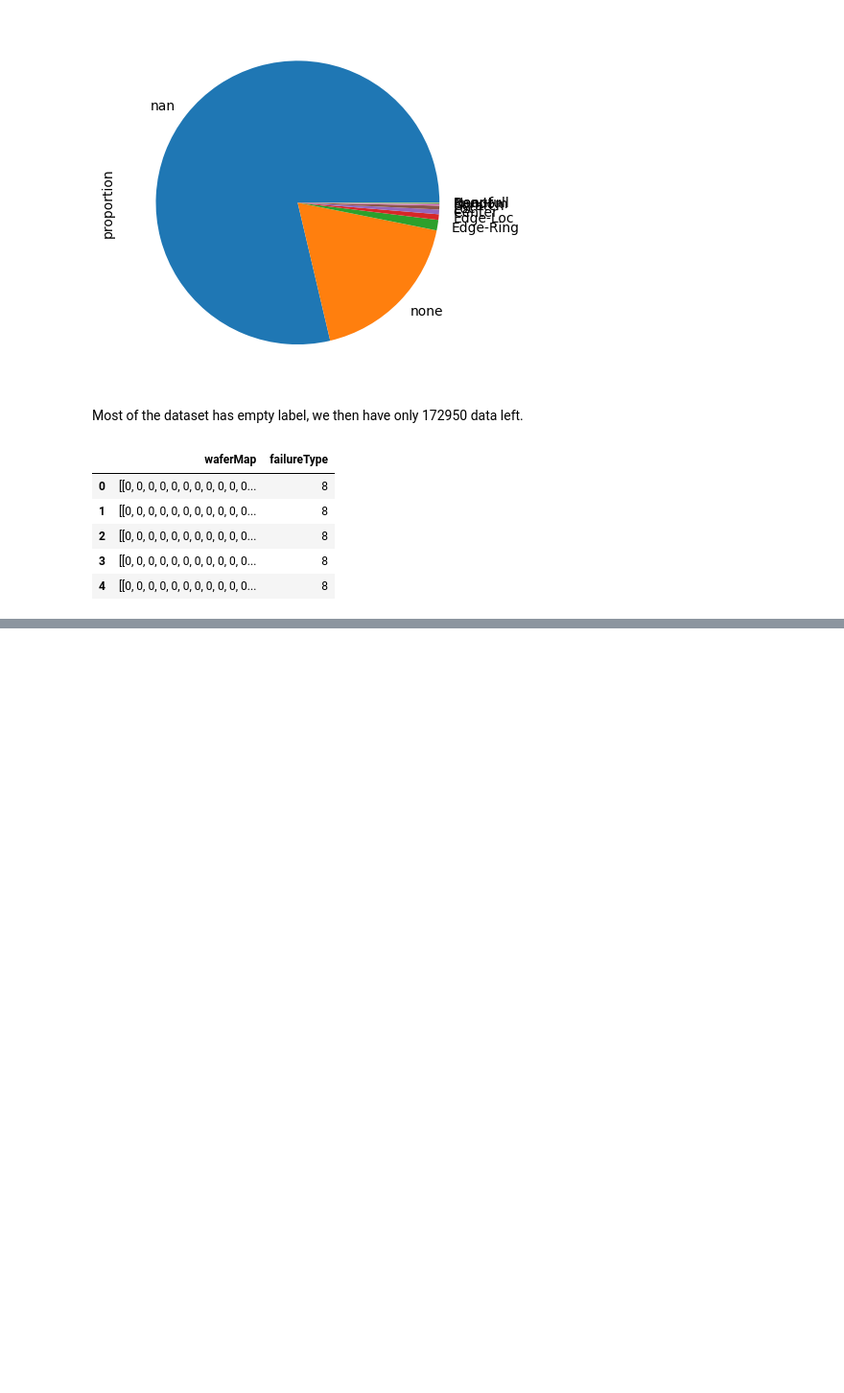
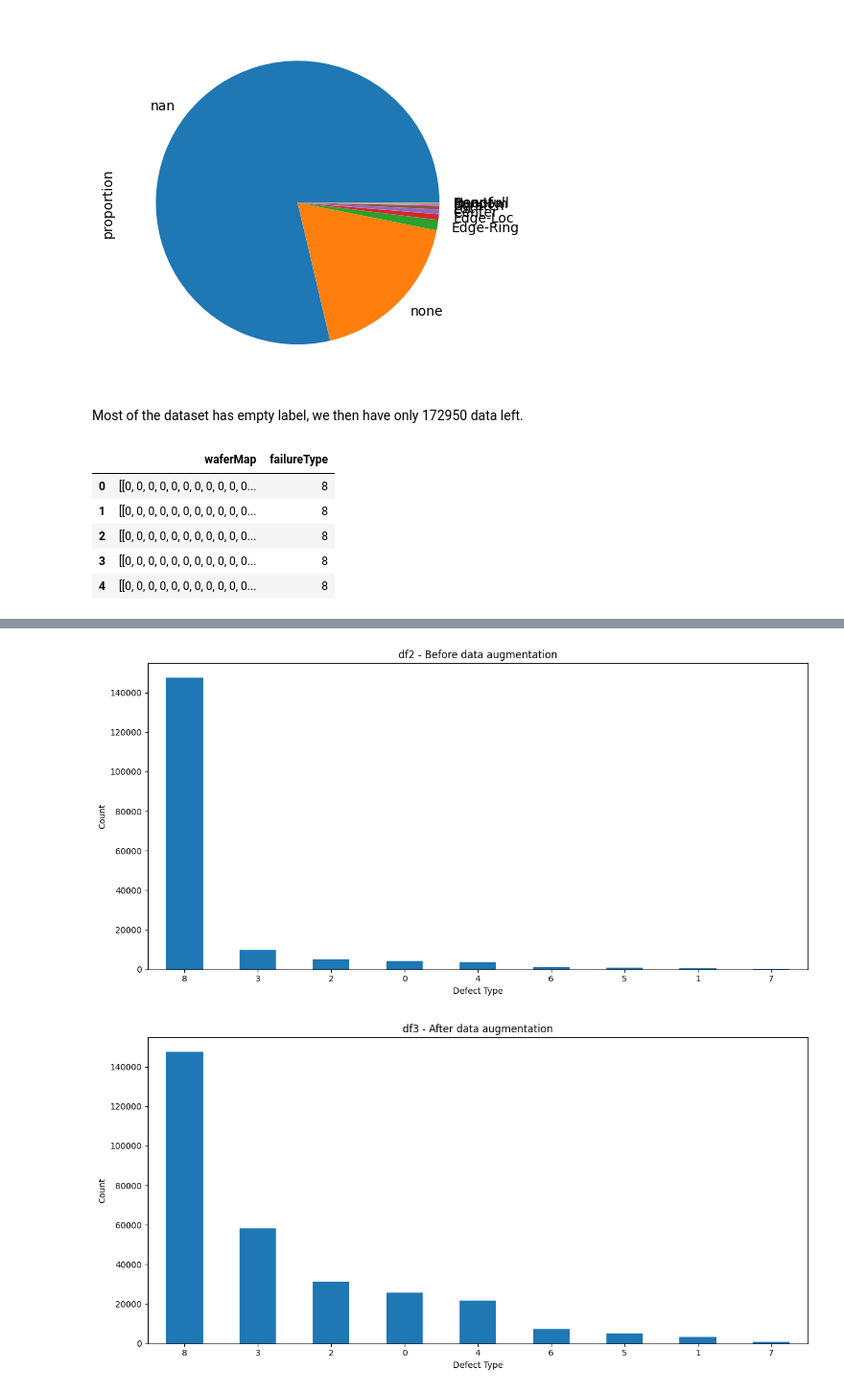
Before and after one commit to teetat9/Wafer-Map-Classifier, a Jupyter notebook: notebooks/explore_data.ipynb, the cells around one changed output, grey strips where cells are left out. Shown at 96% size. Drawn from its saved outputs; the diff is of its cells as text; code cells hidden in the pictures; blank space fills up the shorter version.

```diff
--- a/notebooks/explore_data.ipynb
+++ b/notebooks/explore_data.ipynb
@@ -172,0 +206,23 @@ defect_distribution.png saved.
+# %%
+# Data augmentation (Oversampling)
+
+augmented_data = []
+
+implementing_df = df2[df2['failureType'] != 8]
+for index, row in implementing_df.iterrows():
+    wafer_map = row['waferMap']
+    rotated_90 = np.rot90(wafer_map, 1)
+    rotated_180 = np.rot90(wafer_map, 2)
+    rotated_270 = np.rot90(wafer_map, 3)
+    flip_vert = np.flipud(wafer_map)
+    flip_hori = np.fliplr(wafer_map)
+
+    augmented_data.append({"waferMap": rotated_90, "failureType": row['failureType']})
+    augmented_data.append({"waferMap": rotated_180, "failureType": row['failureType']})
+    augmented_data.append({"waferMap": rotated_270, "failureType": row['failureType']})
+    augmented_data.append({"waferMap": flip_vert, "failureType": row['failureType']})
+    augmented_data.append({"waferMap": flip_hori, "failureType": row['failureType']})
+
+augmented_df = pd.DataFrame(augmented_data)
+df3 = pd.concat([df2, augmented_df], ignore_index=True)
+df3.failureType.value_counts()
@@ -172,0 +241,7 @@ defect_distribution.png saved.
+# %%
+# Before vs After
+plot_distribution(df2, "df2 - Before data augmentation")
+plot_distribution(df3, "df3 - After data augmentation")
+# %% [output]
+[figure, added]
+[figure, added]
```
Also changed, not shown: parts of 5 cells of this notebook, 1 other file.
